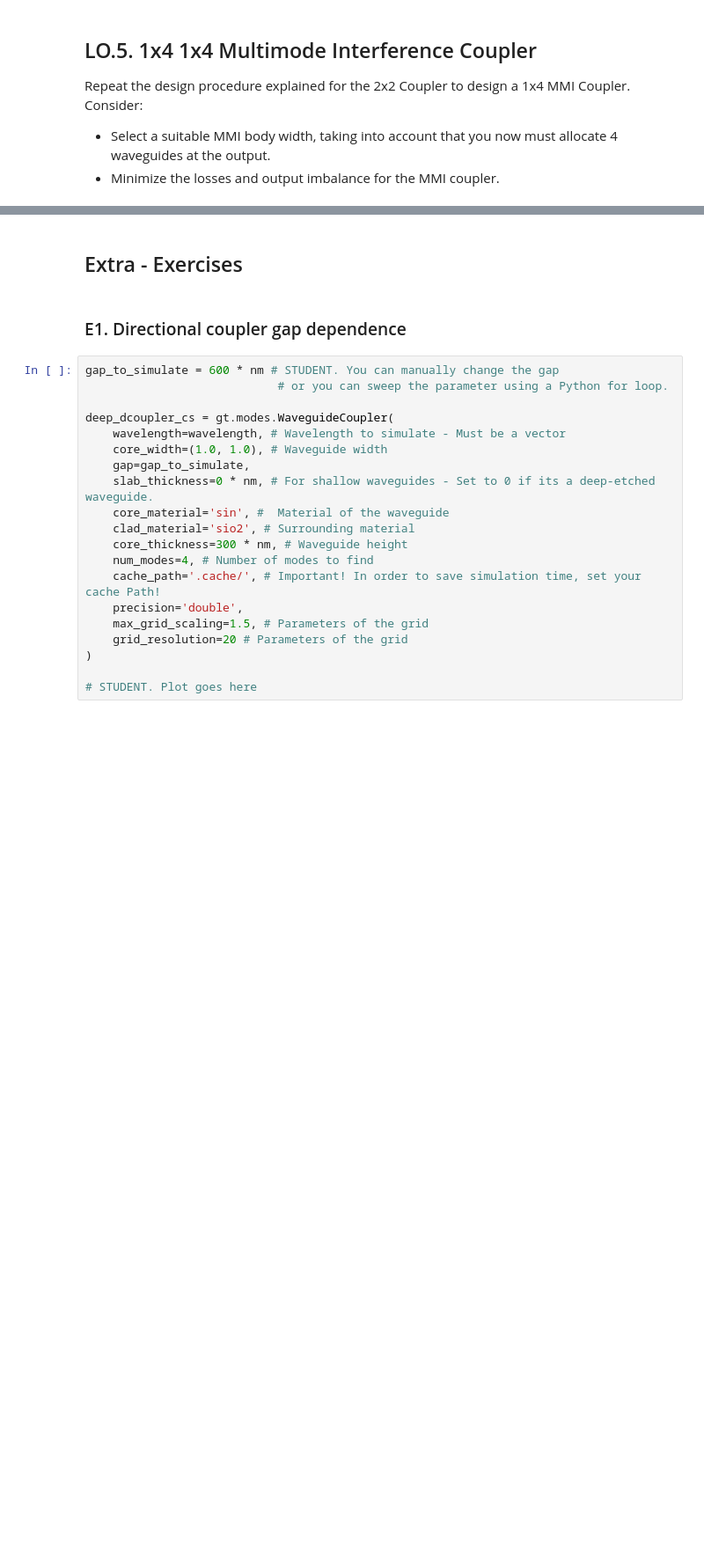
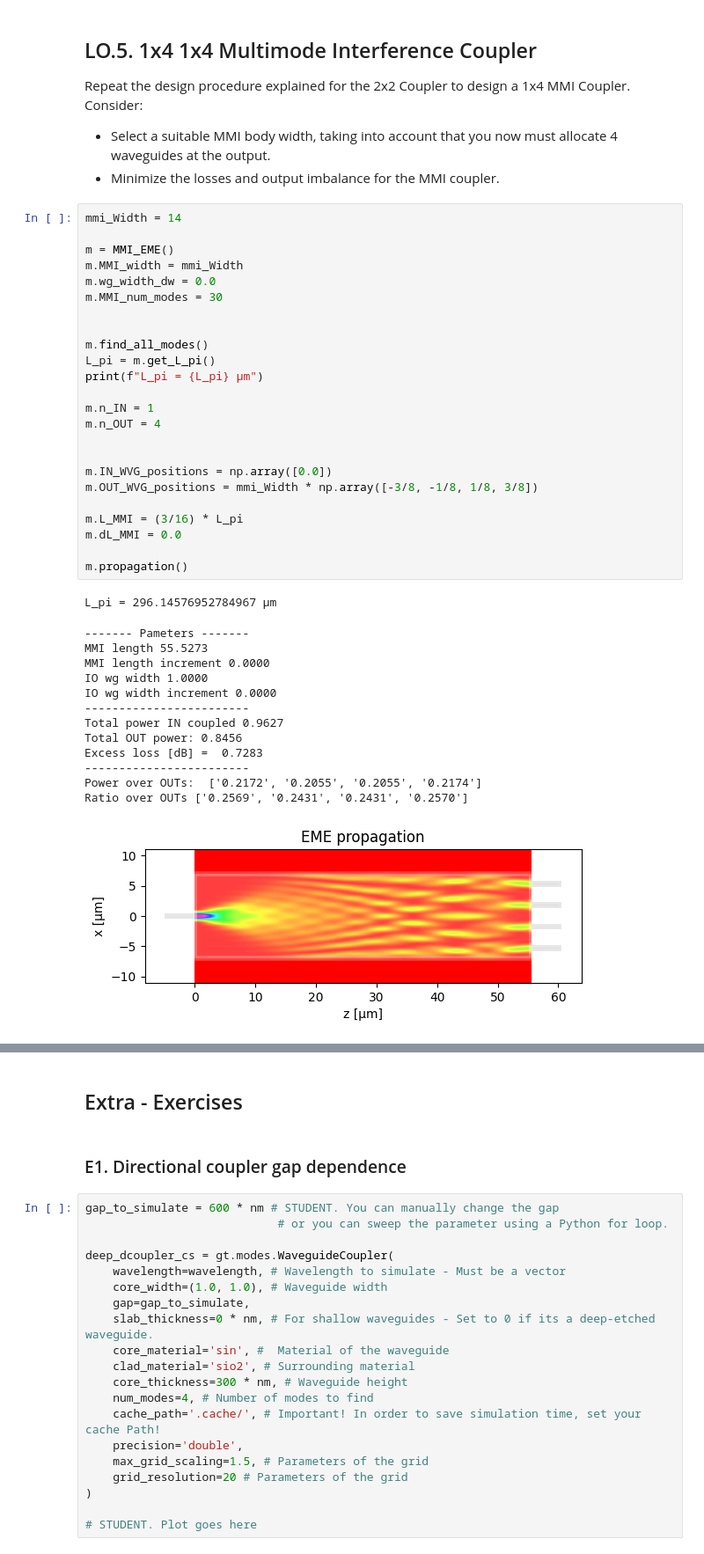
Before and after one commit to mromgar1/pic-upv-lab2, a Jupyter notebook: COUPLERS_Student.ipynb, the cells around one changed output, grey strips where cells are left out. Shown at 88% size. Saved outputs shown, nothing was run; the diff lists cells and outputs as text; blank space fills up the shorter version.

```diff
--- a/COUPLERS_Student.ipynb
+++ b/COUPLERS_Student.ipynb
@@ -688,3 +781,42 @@ Ratio over OUTs ['0.4807', '0.5193']
 Repeat the design procedure explained for the 2x2 Coupler to design a 1x4 MMI Coupler. Consider:
 - Select a suitable MMI body width, taking into account that you now must allocate 4 waveguides at the output.
 - Minimize the losses and output imbalance for the MMI coupler.
+# %%
+mmi_Width = 14
+
+m = MMI_EME()
+m.MMI_width = mmi_Width
+m.wg_width_dw = 0.0
+m.MMI_num_modes = 30
+
+
+m.find_all_modes()
+L_pi = m.get_L_pi()
+print(f"L_pi = {L_pi} µm")
+
+m.n_IN = 1
+m.n_OUT = 4
+
+
+m.IN_WVG_positions = np.array([0.0])
+m.OUT_WVG_positions = mmi_Width * np.array([-3/8, -1/8, 1/8, 3/8])
+
+m.L_MMI = (3/16) * L_pi
+m.dL_MMI = 0.0
+
+m.propagation()
+# %% [output]
+L_pi = 296.14576952784967 µm
+------- Pameters -------
+MMI length 55.5273
+MMI length increment 0.0000
+IO wg width 1.0000
+IO wg width increment 0.0000
+------------------------
+Total power IN coupled 0.9627
+Total OUT power: 0.8456
+Excess loss [dB] =  0.7283
+------------------------
+Power over OUTs:  ['0.2172', '0.2055', '0.2055', '0.2174']
+Ratio over OUTs ['0.2569', '0.2431', '0.2431', '0.2570']
+[figure, added]
```
Also changed, not shown: parts of 11 cells of this notebook, 1 other file.
